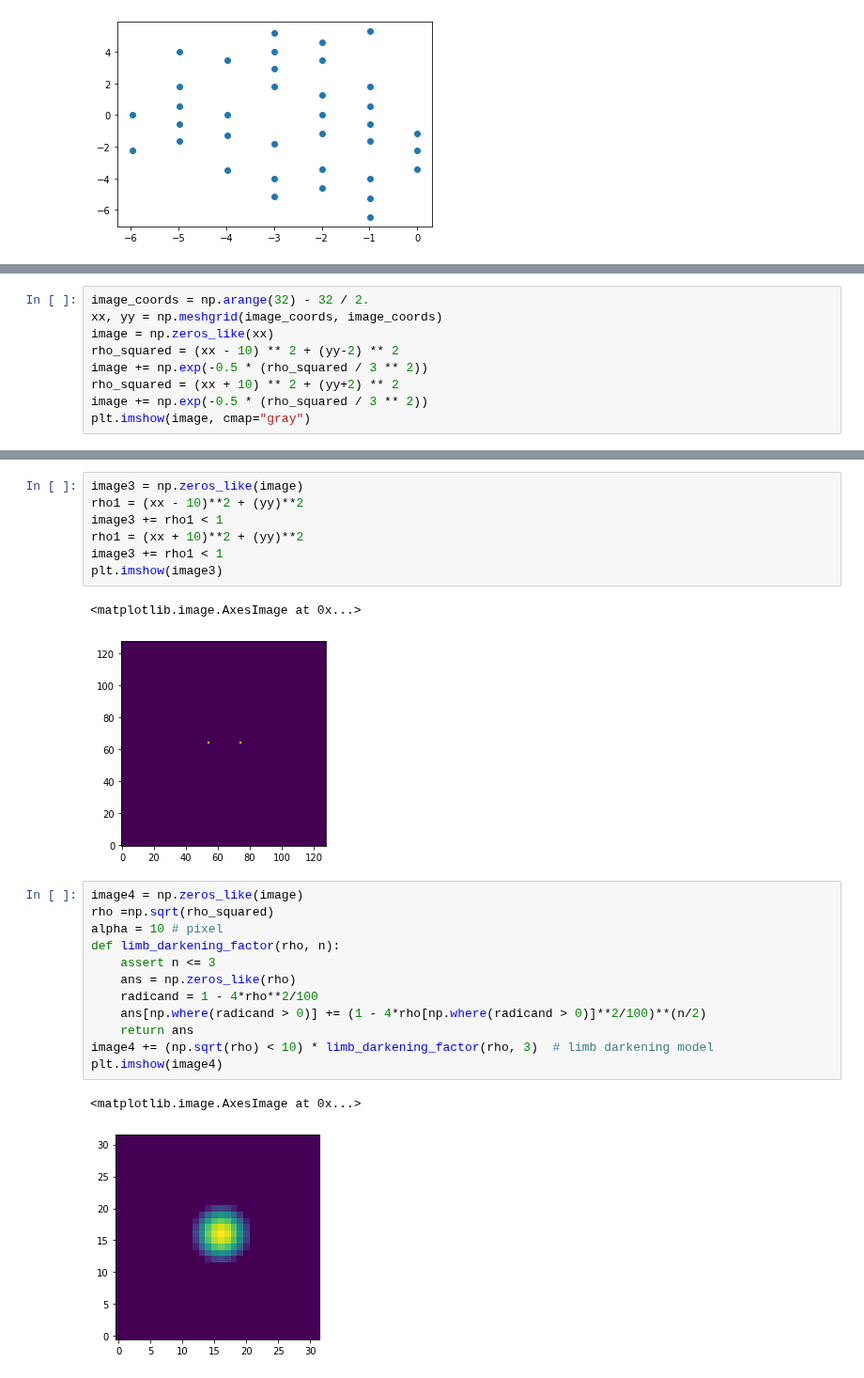
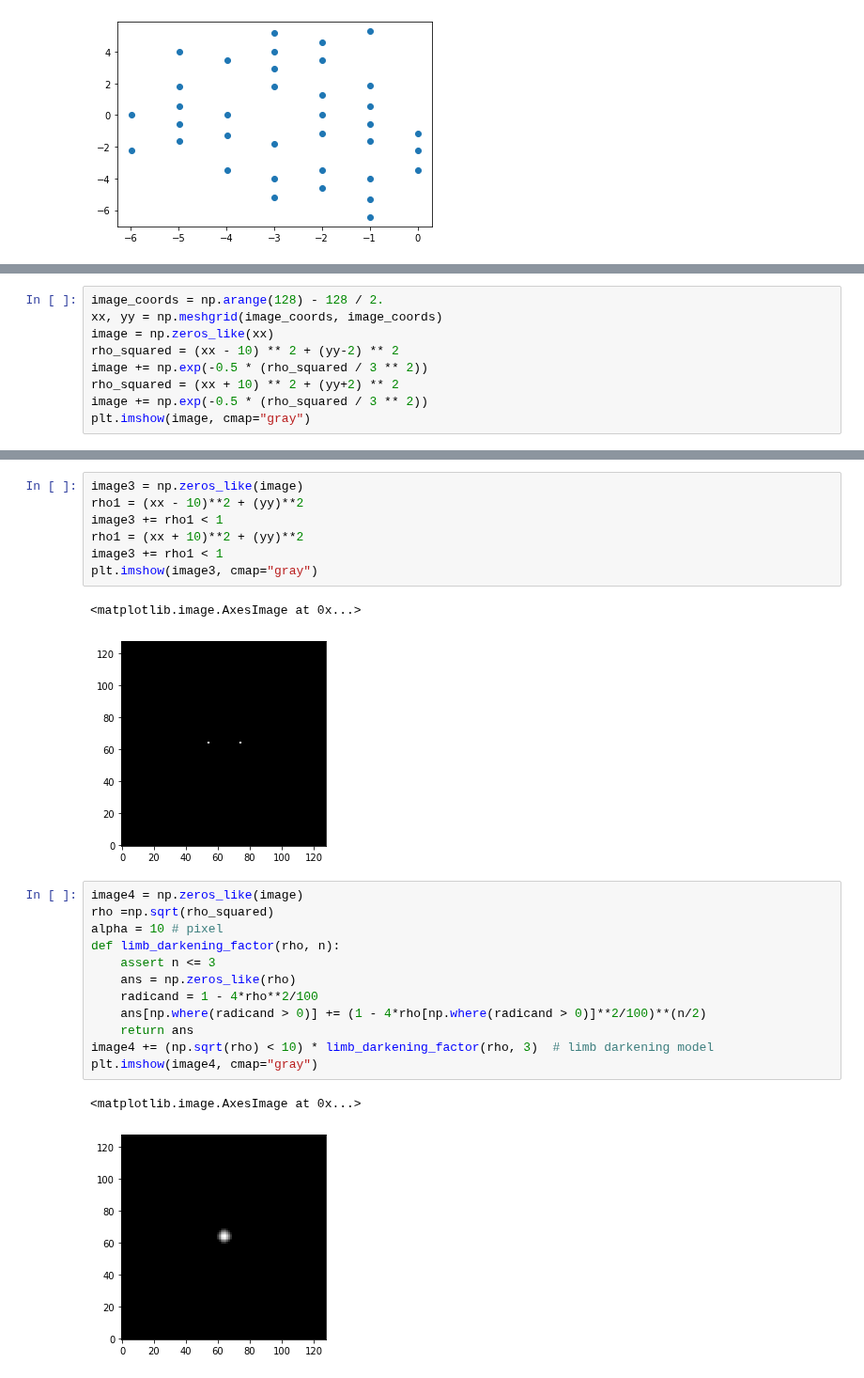
Before and after one commit to AlexandreAdam/ExoRIM, a Jupyter notebook: notebooks/exploration_xara.ipynb, the cells around one changed output, grey strips where cells are left out. Shown at 94% size. Cells and saved outputs as stored; diff of their text form.

```diff
--- a/notebooks/exploration_xara.ipynb
+++ b/notebooks/exploration_xara.ipynb
@@ -74,5 +72,5 @@ dft_matrix_i = xara.core.compute_DFTM1(kpi2.UVC, m2pix, ISZ, inv=True)
 # %%
-image_coords = np.arange(32) - 32 / 2.
+image_coords = np.arange(128) - 128 / 2.
 xx, yy = np.meshgrid(image_coords, image_coords)
 image = np.zeros_like(xx)
 rho_squared = (xx - 10) ** 2 + (yy-2) ** 2
@@ -123,22 +97,22 @@ rho1 = (xx - 10)**2 + (yy)**2
 image3 += rho1 < 1
 rho1 = (xx + 10)**2 + (yy)**2
 image3 += rho1 < 1
-plt.imshow(image3)
+plt.imshow(image3, cmap="gray")
 # %% [output]
 <matplotlib.image.AxesImage at 0x...>
-[figure, old version]
+[figure, new version]
 # %%
 image4 = np.zeros_like(image)
 rho =np.sqrt(rho_squared)
 alpha = 10 # pixel
 def limb_darkening_factor(rho, n):
     assert n <= 3
     ans = np.zeros_like(rho)
     radicand = 1 - 4*rho**2/100
     ans[np.where(radicand > 0)] += (1 - 4*rho[np.where(radicand > 0)]**2/100)**(n/2)
     return ans
 image4 += (np.sqrt(rho) < 10) * limb_darkening_factor(rho, 3)  # limb darkening model
-plt.imshow(image4)
+plt.imshow(image4, cmap="gray")
 # %% [output]
 <matplotlib.image.AxesImage at 0x...>
-[figure, old version]
+[figure, new version]
```
Also changed, not shown: parts of 33 cells of this notebook, 14 other files.
